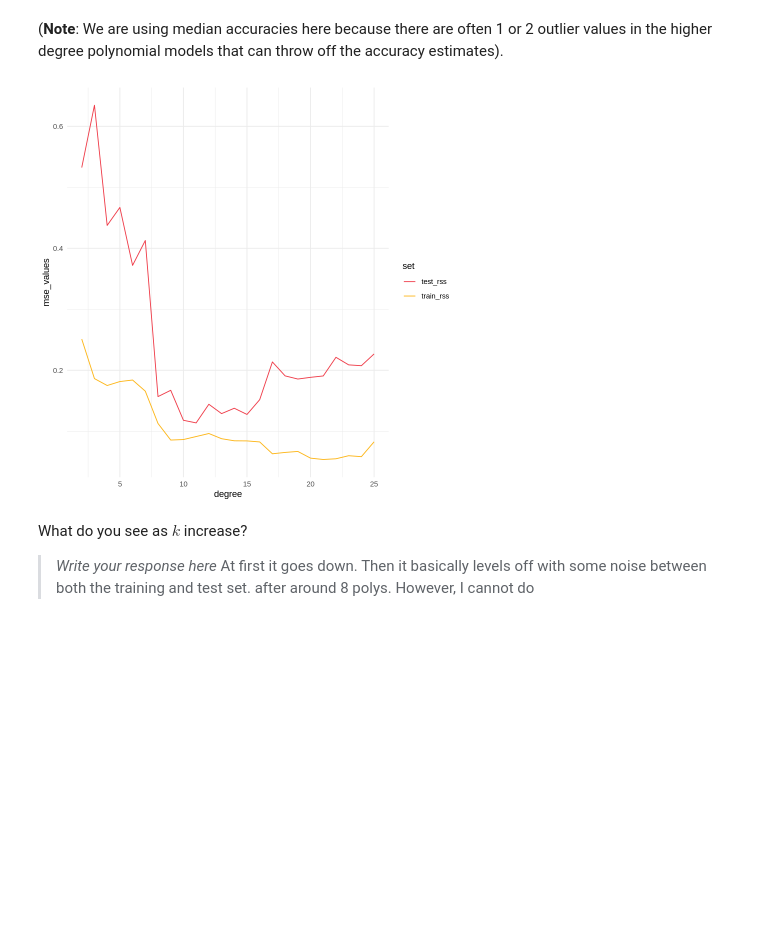
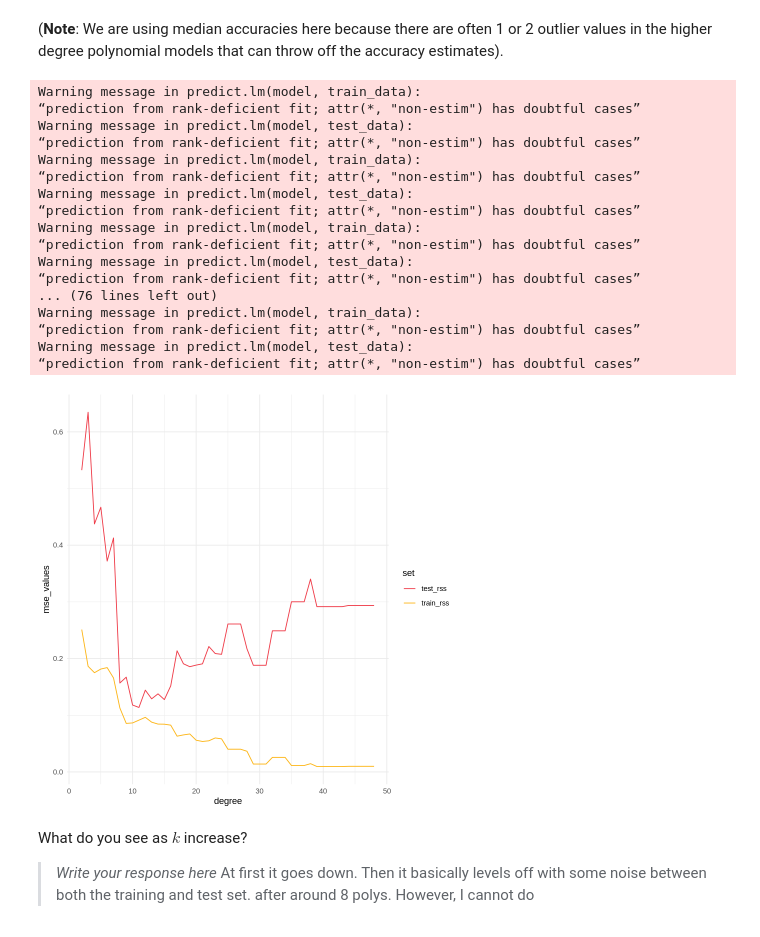
Before and after one commit to AdamAnderB/Bramlett_DSPN_S24, a Jupyter notebook: book/exercises/regularized-regression.ipynb, the cells around one changed output. Drawn from its saved outputs; the diff is of its cells as text; code cells hidden in the pictures; blank space fills up the shorter version.

```diff
--- a/book/exercises/regularized-regression.ipynb
+++ b/book/exercises/regularized-regression.ipynb
@@ -141,39 +141,56 @@ Visualize your results by plotting the *median* squared error for the training d
 (**Note**: We are using median accuracies here because there are often 1 or 2 outlier values in the higher degree polynomial models that can throw off the accuracy estimates).
 # %%
 # Now do the variance-bias trade off analysis using regular regression
-degree = seq(2,25)
+degree = seq(2,48)
 
 # Need to setup your output vectors
 train_rss = matrix(data=NA,nrow=length(degree),ncol=1)
 test_rss = matrix(data=NA,nrow=length(degree),ncol=1)
 
 for (k in degree) {
     # WRITE YOUR CODE HERE
-    model <- lm(y ~ poly(x, k), data=train_data)
+    model <- lm(y ~ poly(x, k,raw=TRUE), data=train_data)
 
     train_predictions <- predict(model, train_data)
     train_rss[k-1] <- median((train_predictions - train_data$y)^2)
 
     test_predictions <- predict(model, test_data)
     test_rss[k-1] <- median((test_predictions - test_data$y)^2)
 }
 
 # Plot your results here
 # WRITE YOUR CODE HERE
 
 df=data.frame(degree,train_rss,test_rss)
 df<-df%>%
   pivot_longer(cols=c(train_rss,test_rss),
       names_to = "set",
       values_to="mse_values")
 
 # Plot your results
 ggplot(df, aes(x=degree)) +
   geom_line(aes(y=mse_values, color=set)) +
   theme_minimal() +
   scale_color_manual(values = c("#EF3A47", "#FDB515"))
 # %% [output]
+Warning message in predict.lm(model, train_data):
+“prediction from rank-deficient fit; attr(*, "non-estim") has doubtful cases”
+Warning message in predict.lm(model, test_data):
+“prediction from rank-deficient fit; attr(*, "non-estim") has doubtful cases”
+Warning message in predict.lm(model, train_data):
+“prediction from rank-deficient fit; attr(*, "non-estim") has doubtful cases”
+Warning message in predict.lm(model, test_data):
+“prediction from rank-deficient fit; attr(*, "non-estim") has doubtful cases”
+Warning message in predict.lm(model, train_data):
+“prediction from rank-deficient fit; attr(*, "non-estim") has doubtful cases”
+Warning message in predict.lm(model, test_data):
+“prediction from rank-deficient fit; attr(*, "non-estim") has doubtful cases”
+... (76 lines left out)
+Warning message in predict.lm(model, train_data):
+“prediction from rank-deficient fit; attr(*, "non-estim") has doubtful cases”
+Warning message in predict.lm(model, test_data):
+“prediction from rank-deficient fit; attr(*, "non-estim") has doubtful cases”
-[figure, old version]
+[figure, new version]
 # %% [markdown]
 What do you see as $k$ increase?
 
```
Also changed, not shown: parts of 2 cells of this notebook.
